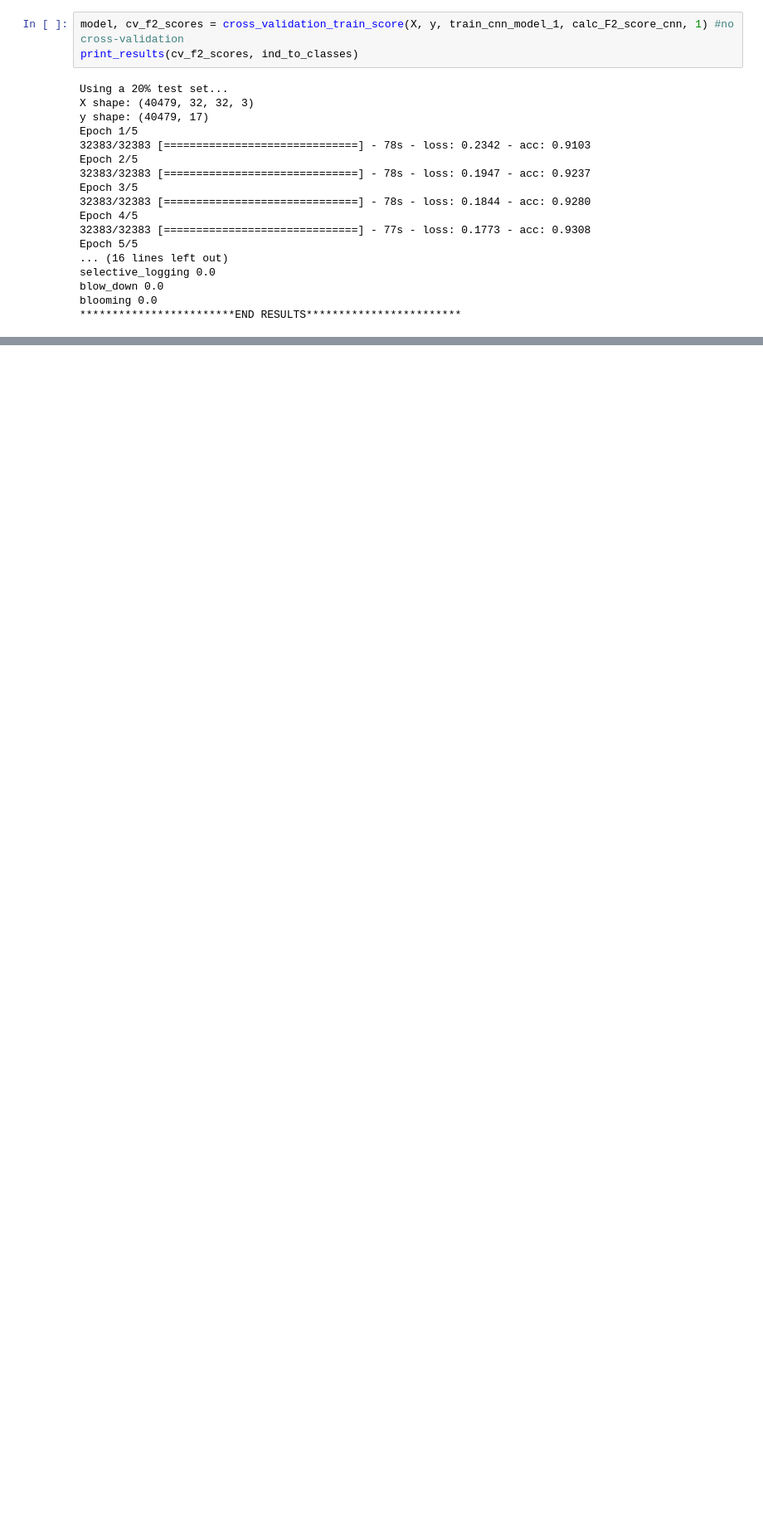
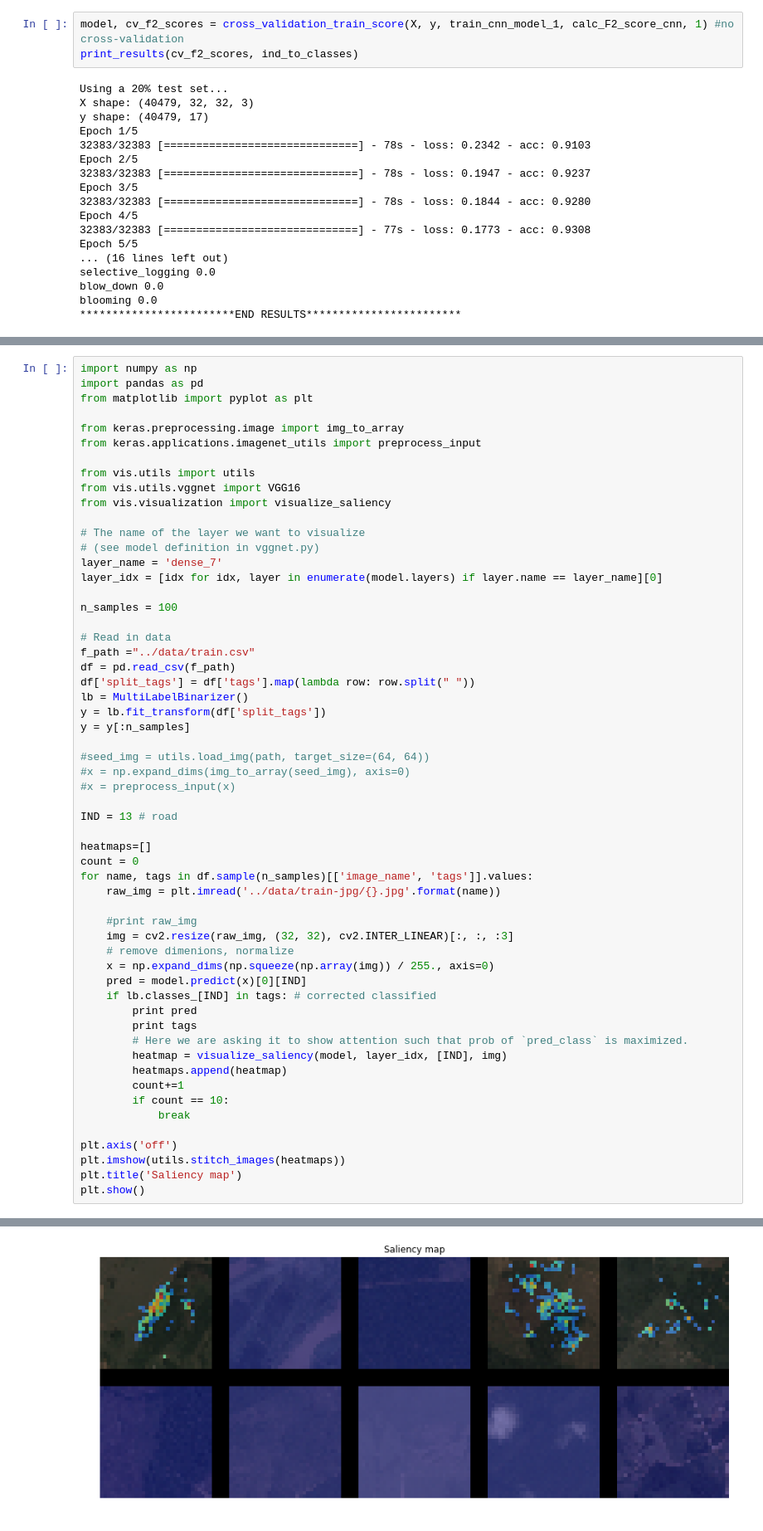
Before and after one commit to ludazhao/human-footprint, a Jupyter notebook: models/2-cnn.ipynb, the cells around one changed output, grey strips where cells are left out. Shown at 83% size. Cells and saved outputs as stored; diff of their text form; blank space fills up the shorter version.

```diff
--- a/models/2-cnn.ipynb
+++ b/models/2-cnn.ipynb
@@ -220,0 +849,58 @@ model.save(fn)
+# %%
+import numpy as np
+import pandas as pd
+from matplotlib import pyplot as plt
+
+from keras.preprocessing.image import img_to_array
+from keras.applications.imagenet_utils import preprocess_input
+
+from vis.utils import utils
+from vis.utils.vggnet import VGG16
+from vis.visualization import visualize_saliency
+
+# The name of the layer we want to visualize
+# (see model definition in vggnet.py)
+layer_name = 'dense_7'
+layer_idx = [idx for idx, layer in enumerate(model.layers) if layer.name == layer_name][0]
+
+n_samples = 100
+
+# Read in data
+f_path ="../data/train.csv"
+df = pd.read_csv(f_path)
+df['split_tags'] = df['tags'].map(lambda row: row.split(" "))
+lb = MultiLabelBinarizer()
+y = lb.fit_transform(df['split_tags'])
+y = y[:n_samples]
+
+#seed_img = utils.load_img(path, target_size=(64, 64))
+#x = np.expand_dims(img_to_array(seed_img), axis=0)
+#x = preprocess_input(x)
+
+IND = 13 # road
+
+heatmaps=[]
+count = 0
+for name, tags in df.sample(n_samples)[['image_name', 'tags']].values:
+    raw_img = plt.imread('../data/train-jpg/{}.jpg'.format(name))
+
+    #print raw_img
+    img = cv2.resize(raw_img, (32, 32), cv2.INTER_LINEAR)[:, :, :3]
+    # remove dimenions, normalize
+    x = np.expand_dims(np.squeeze(np.array(img)) / 255., axis=0)
+    pred = model.predict(x)[0][IND]
+    if lb.classes_[IND] in tags: # corrected classified
+        print pred
+        print tags
+        # Here we are asking it to show attention such that prob of `pred_class` is maximized.
+        heatmap = visualize_saliency(model, layer_idx, [IND], img)
+        heatmaps.append(heatmap)
+        count+=1
+        if count == 10:
+            break
+
+plt.axis('off')
+plt.imshow(utils.stitch_images(heatmaps))
+plt.title('Saliency map')
+plt.show()
+# %% [output]
@@ -220,0 +924 @@ model.save(fn)
+[figure, added]
```
Also changed, not shown: parts of 38 cells of this notebook, 3 other files.
